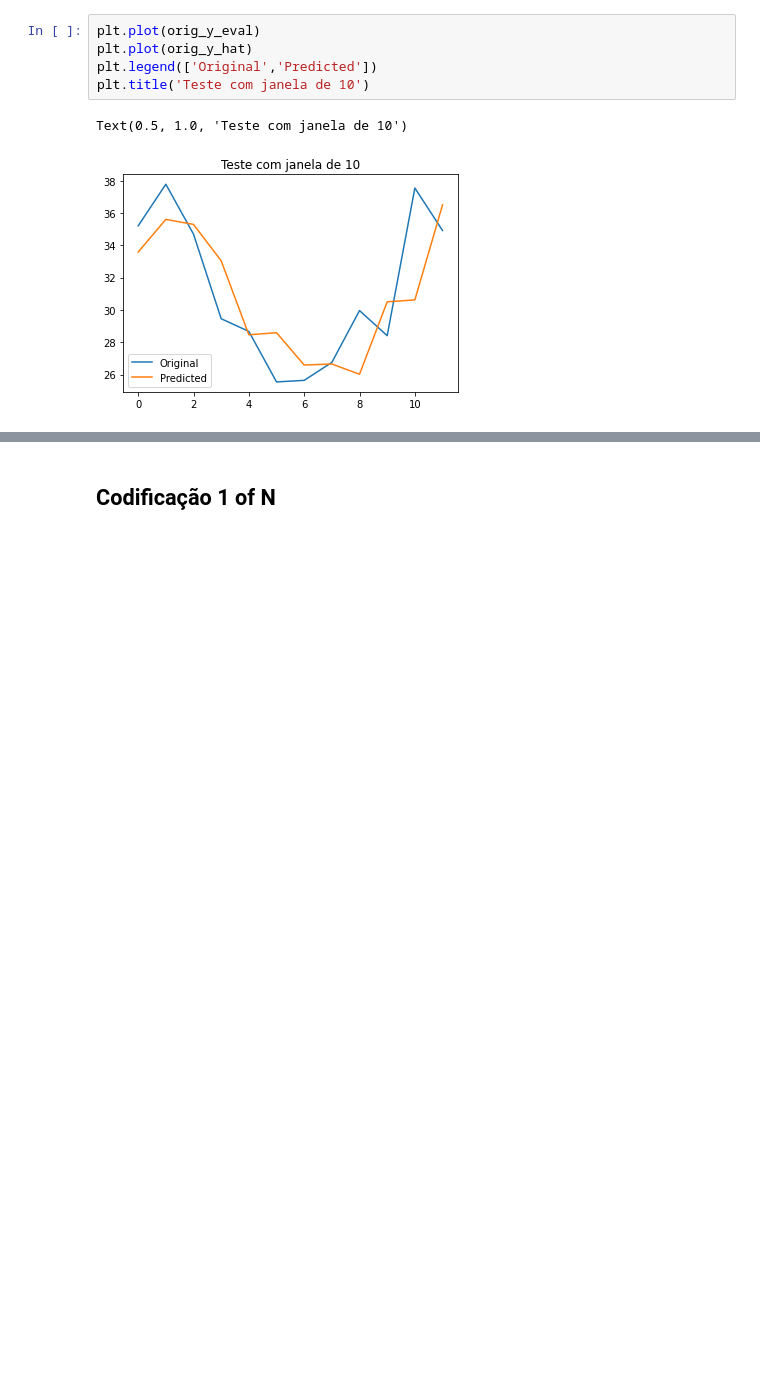
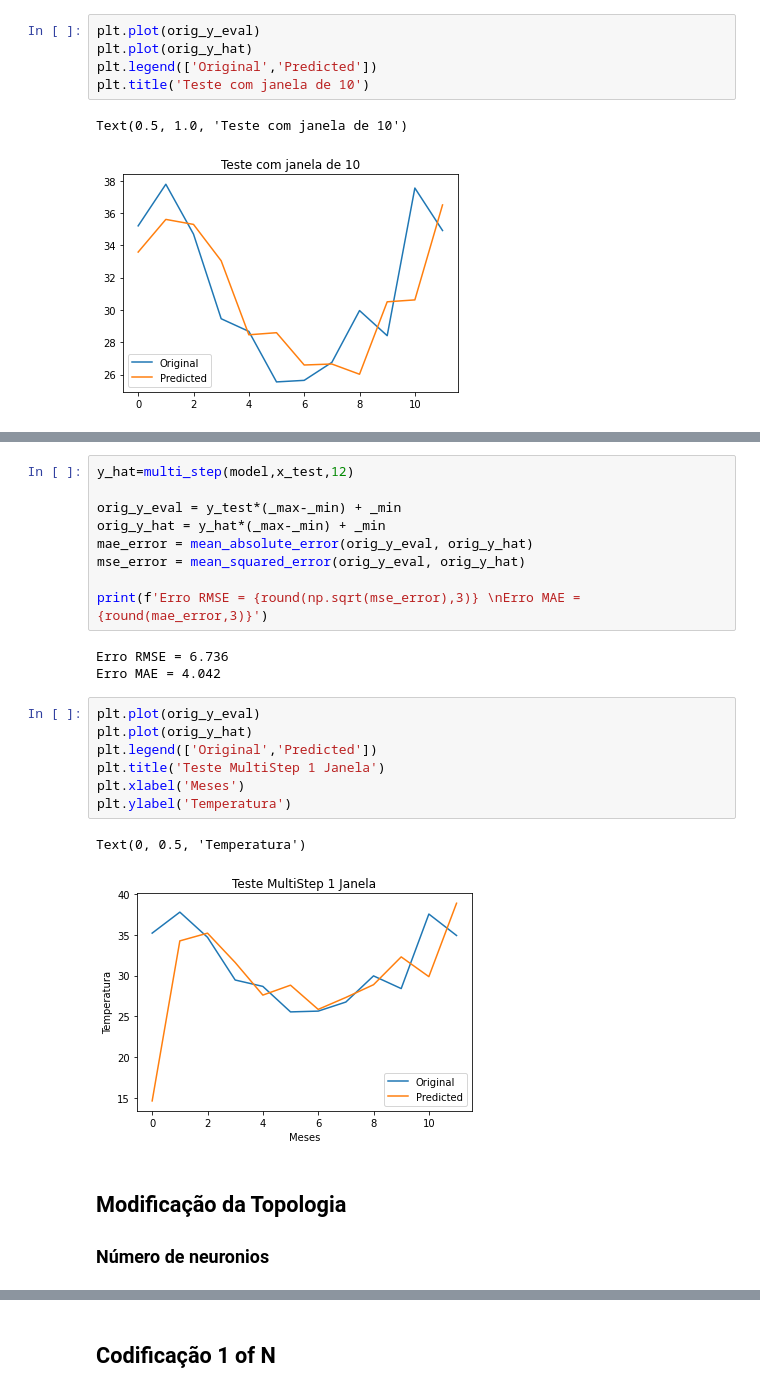
Before and after one commit to MathNog/Trabalhos_ICA, a Jupyter notebook: microclima2/class_pratica2.ipynb, the cells around one changed output, grey strips where cells are left out. Saved outputs shown, nothing was run; the diff lists cells and outputs as text; blank space fills up the shorter version.

```diff
--- a/microclima2/class_pratica2.ipynb
+++ b/microclima2/class_pratica2.ipynb
@@ -585,0 +623,25 @@ Text(0.5, 1.0, 'Teste com janela de 10')
+# %%
+y_hat=multi_step(model,x_test,12)
+
+orig_y_eval = y_test*(_max-_min) + _min
+orig_y_hat = y_hat*(_max-_min) + _min
+mae_error = mean_absolute_error(orig_y_eval, orig_y_hat)
+mse_error = mean_squared_error(orig_y_eval, orig_y_hat)
+
+print(f'Erro RMSE = {round(np.sqrt(mse_error),3)} \nErro MAE = {round(mae_error,3)}')
+# %% [output]
+Erro RMSE = 6.736
+Erro MAE = 4.042
+# %%
+plt.plot(orig_y_eval)
+plt.plot(orig_y_hat)
+plt.legend(['Original','Predicted'])
+plt.title('Teste MultiStep 1 Janela')
+plt.xlabel('Meses')
+plt.ylabel('Temperatura')
+# %% [output]
+Text(0, 0.5, 'Temperatura')
+[figure, added]
+# %% [markdown]
+## Modificação da Topologia
+### Número de neuronios
```
Also changed, not shown: parts of 26 cells of this notebook, 10 other files.
